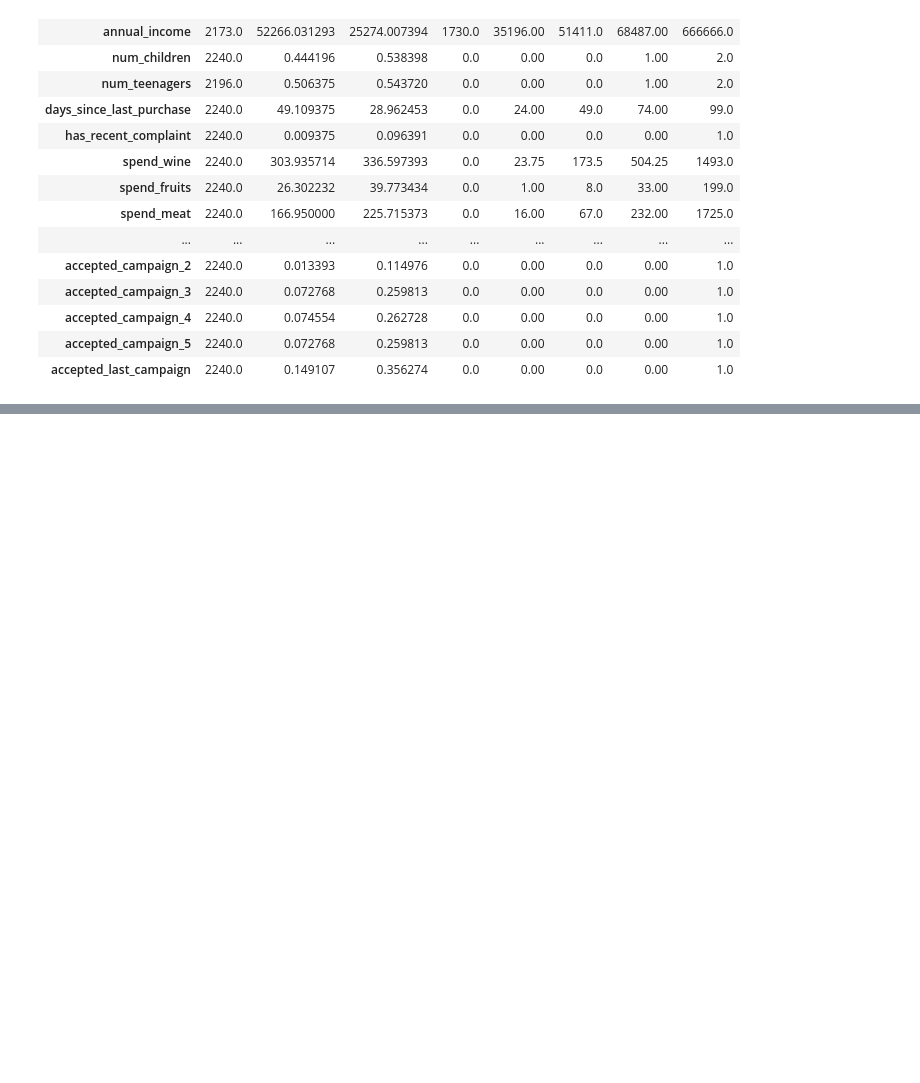
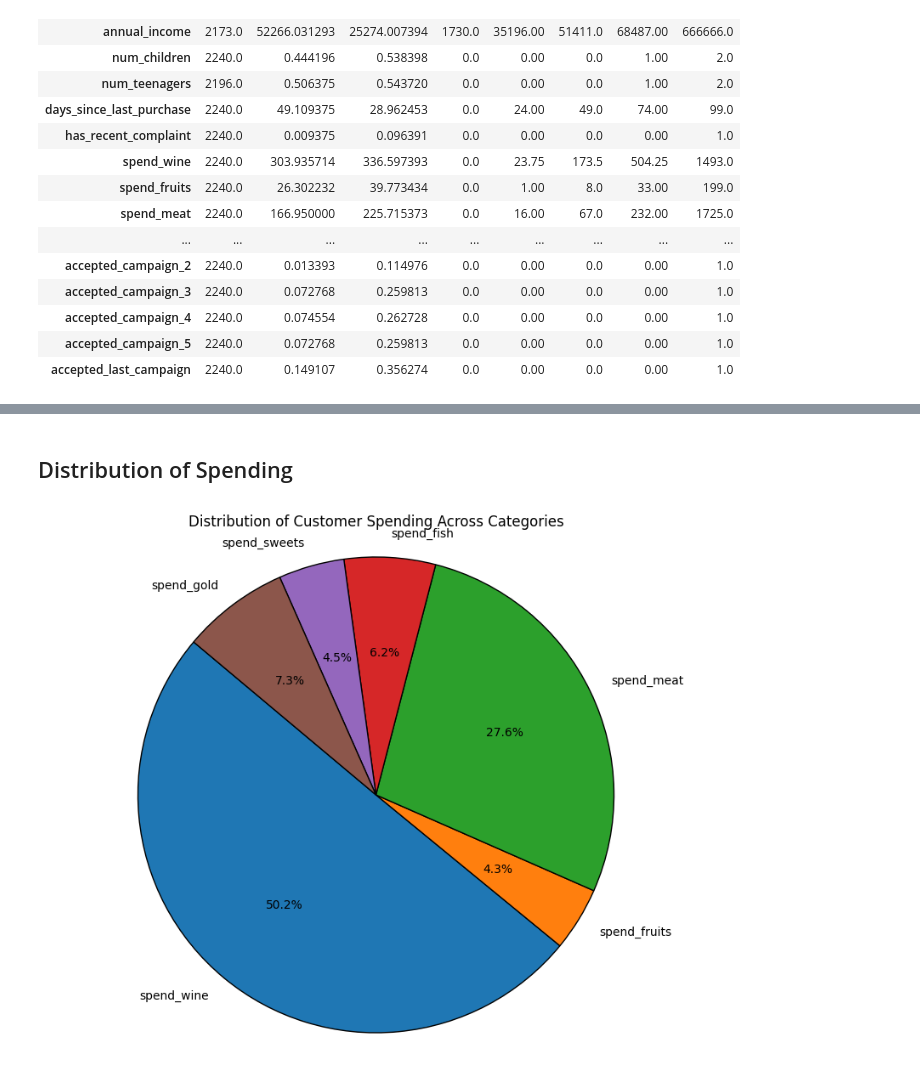
Before and after one commit to abdo-ghg/Retail-Buyer-Segmentation, a Jupyter notebook: project.ipynb, the cells around one changed output, grey strips where cells are left out. Saved outputs shown, nothing was run; the diff lists cells and outputs as text; code cells hidden in the pictures; blank space fills up the shorter version.

```diff
--- a/project.ipynb
+++ b/project.ipynb
@@ -89,0 +88,13 @@ counts_all
+# %% [markdown]
+## Distribution of Spending
+# %%
+spend_columns = ['spend_wine', 'spend_fruits', 'spend_meat', 'spend_fish', 'spend_sweets', 'spend_gold']
+total_spend_per_category = df[spend_columns].sum()
+
+plt.figure(figsize=(10, 8))
+plt.pie(total_spend_per_category, labels=total_spend_per_category.index, autopct='%1.1f%%', startangle=140, wedgeprops={'edgecolor': 'black'})
+plt.title('Distribution of Customer Spending Across Categories')
+plt.axis('equal')
+plt.show()
+# %% [output]
+[figure, added]
```
Also changed, not shown: parts of 6 cells of this notebook.
